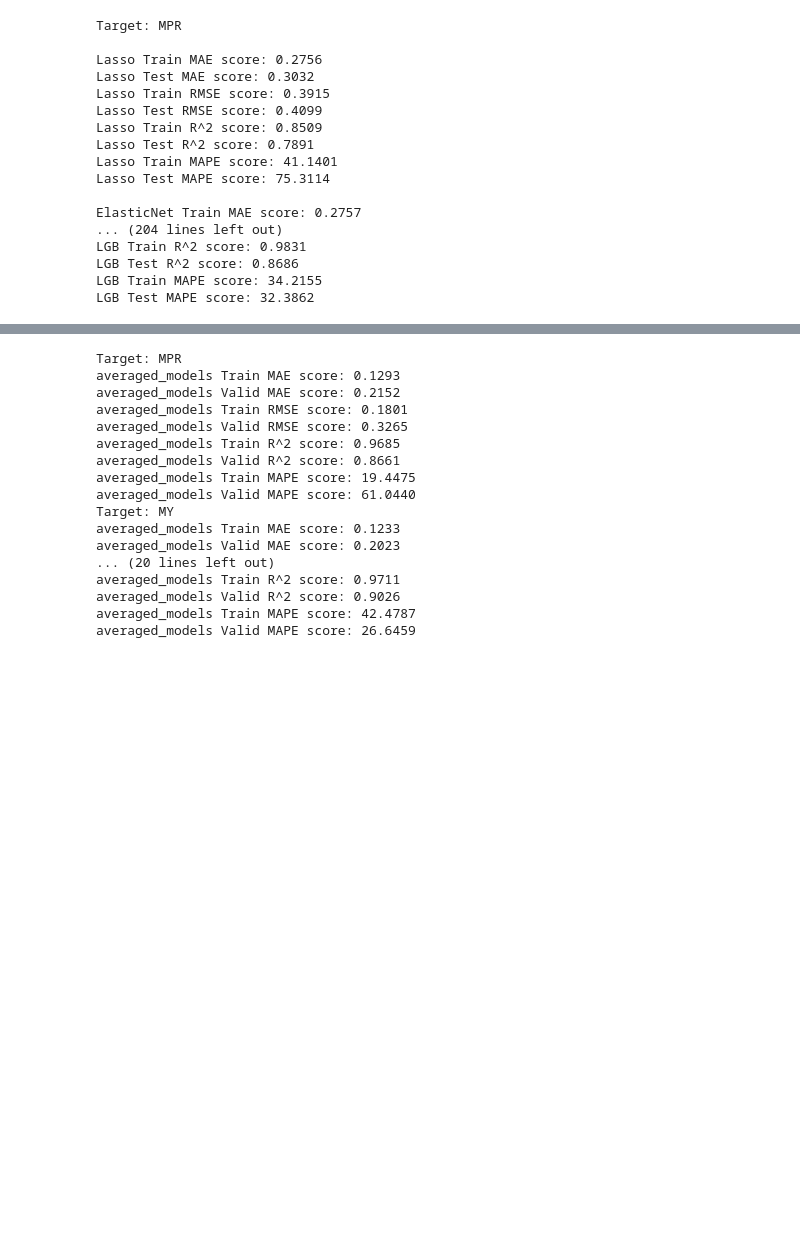
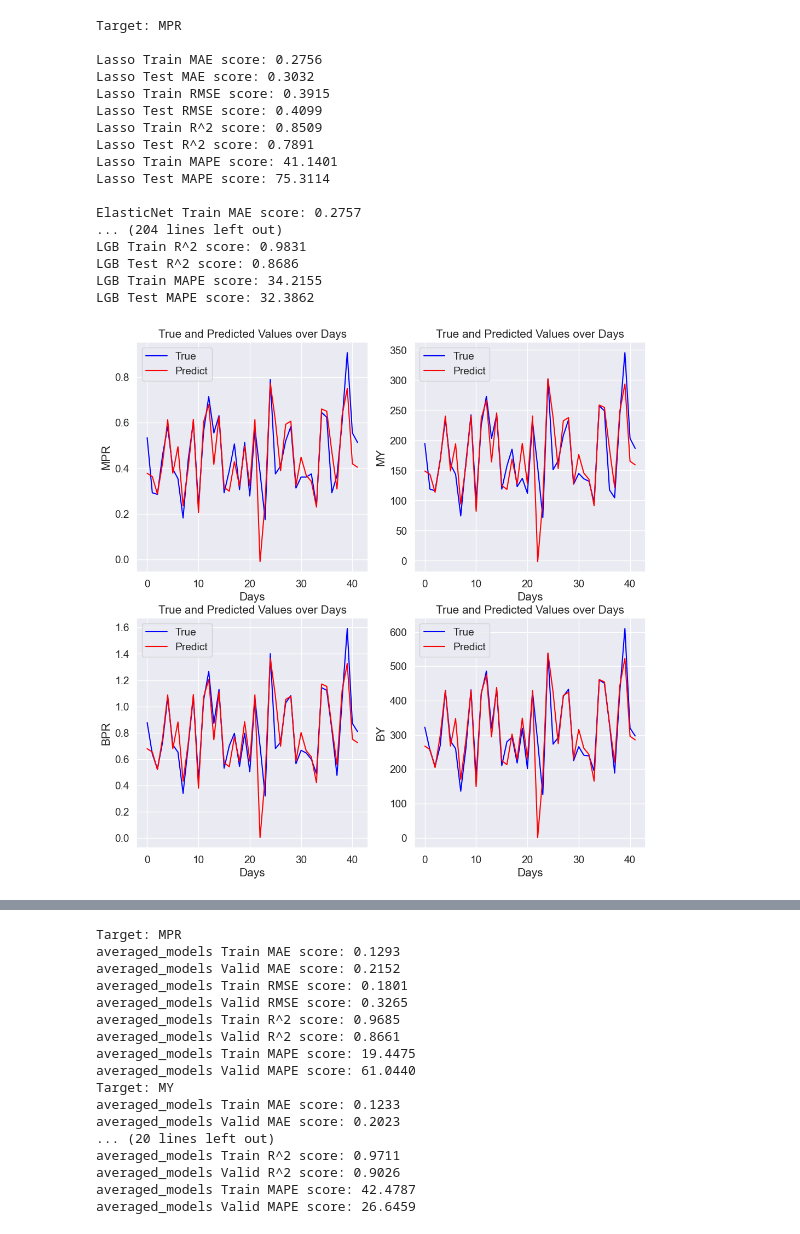
Before and after one commit to wenyi22/-, a Jupyter notebook: Continuous anaerobic2.ipynb, the cells around one changed output, grey strips where cells are left out. Drawn from its saved outputs; the diff is of its cells as text; code cells hidden in the pictures; blank space fills up the shorter version.

```diff
--- a/Continuous anaerobic2.ipynb
+++ b/Continuous anaerobic2.ipynb
@@ -1424,3 +1563,51 @@ LGB Train R^2 score: 0.9831
 LGB Test R^2 score: 0.8686
 LGB Train MAPE score: 34.2155
 LGB Test MAPE score: 32.3862
+# %%
+import math
+
+# 載入模型並預測
+targets = ['MPR', 'MY', 'BPR', 'BY']
+test_targets = [test_target_MPR, test_target_MY, test_target_BPR, test_target_BY]
+
+for i, (target_name, target) in enumerate(zip(targets, test_targets)):
+
+    train_size = 0.8
+    X = test[features].loc[target.index]
+    y_selected = target
+
+    # 使用train_test_split來拆分訓練集和驗證集
+    X_train, X_valid, y_train, y_valid = train_test_split(X, y_selected, train_size=train_size, random_state=1)
+
+    # 載入儲存的模型和特徵選擇器
+    model_lgb = models_dict[target_name + '_lgb']['model']
+    rfe_saved = models_dict[target_name + '_lgb']['rfe']
+
+    # 使用已保存的特徵選擇器處理數據
+    X_valid_selected = rfe_saved.transform(X_valid)
+
+    # 預測
+    y_pred = KRR.predict(X_valid_selected)
+
+    # 反標準化
+    y_pred_orig = y_pred * numeric_cols_train_std[target_name] + numeric_cols_train_mean[target_name]
+    y_valid_orig = y_valid * numeric_cols_train_std[target_name] + numeric_cols_train_mean[target_name]
+
+
+    # 繪圖
+    if i % 4 == 0:
+        plt.figure(figsize=(12, 12))
+
+    plt.subplot(2, 2, (i % 4) + 1)
+    plt.plot(range(len(y_valid_orig)), y_valid_orig, label='True', color='blue')
+    plt.plot(range(len(y_pred_orig)), y_pred_orig, label='Predict', color='red')
+    plt.xlabel('Days')
+    plt.ylabel(target_name)
+    plt.title('True and Predicted Values over Days')
+    plt.legend()
+
+    # 如果是最後一個圖或是迴圈結束，則顯示圖片
+    if (i + 1) % 4 == 0 or i == len(target) - 1:
+        plt.show()
+# %% [output]
+[figure, added]
```
Also changed, not shown: parts of 14 cells of this notebook.
